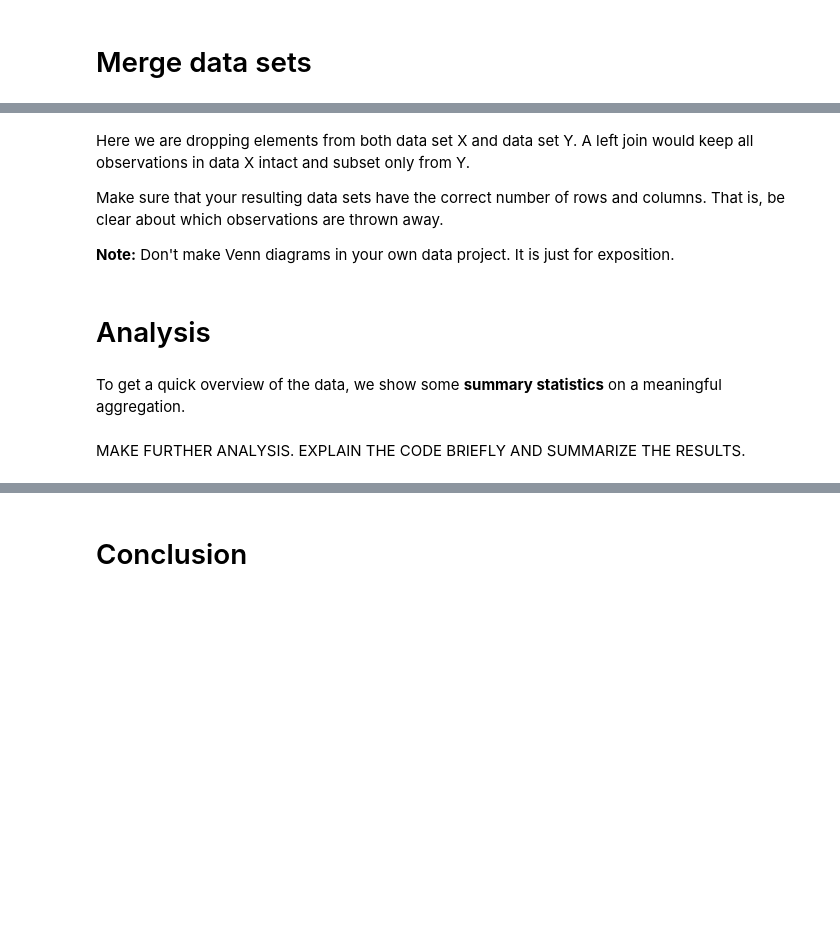
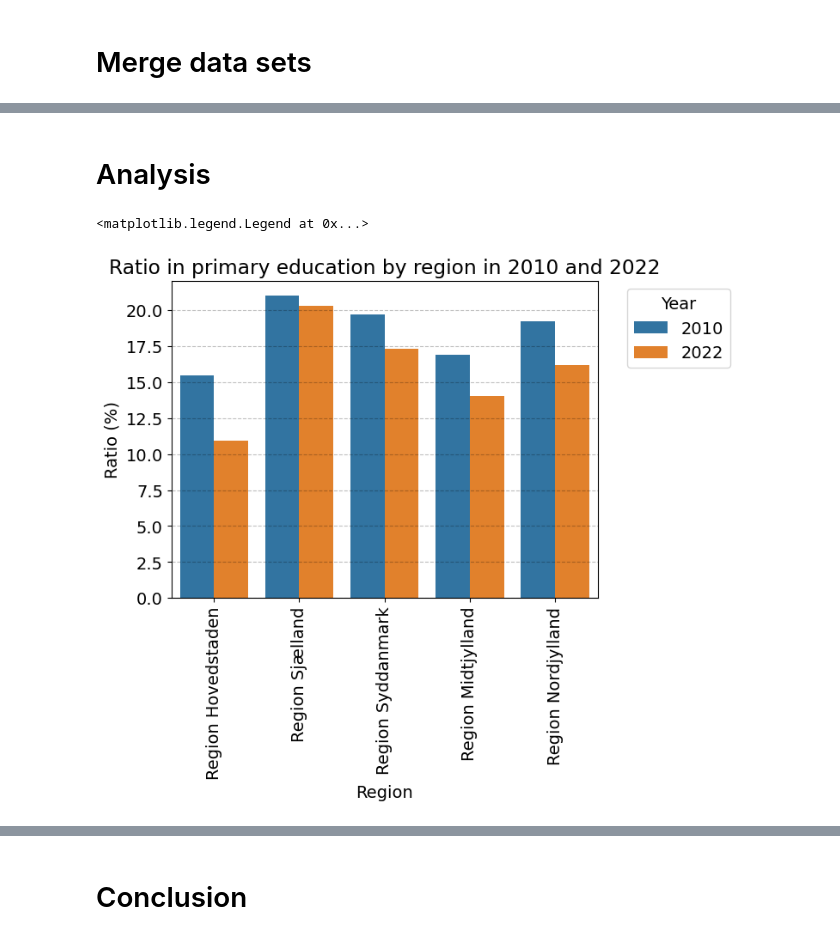
Before and after one commit to NumEconCopenhagen/projects-2023-iim, a Jupyter notebook: dataproject/dataproject.ipynb, the cells around one changed output, grey strips where cells are left out. Saved outputs shown, nothing was run; the diff lists cells and outputs as text; code cells hidden in the pictures; blank space fills up the shorter version.

```diff
--- a/dataproject/dataproject.ipynb
+++ b/dataproject/dataproject.ipynb
@@ -302,12 +211,22 @@ plt.legend(title='Education level', bbox_to_anchor=(1.05, 1), loc='upper left')
-# %% [markdown]
-Here we are dropping elements from both data set X and data set Y. A left join would keep all observations in data X intact and subset only from Y.
-
-Make sure that your resulting data sets have the correct number of rows and columns. That is, be clear about which observations are thrown away.
-
-**Note:** Don't make Venn diagrams in your own data project. It is just for exposition.
 # %% [markdown]
 # Analysis
-# %% [markdown]
-To get a quick overview of the data, we show some **summary statistics** on a meaningful aggregation.
-# %% [markdown]
-MAKE FURTHER ANALYSIS. EXPLAIN THE CODE BRIEFLY AND SUMMARIZE THE RESULTS.
+# %%
+# Filter to primary education in 2010 and 2022
+df_primary = df_merge[(df_merge['EDUCATION'] == 'Primary education') & (df_merge['TID'].isin([2010, 2022]))]
+
+# Create bar plot
+sns.barplot(data=df_primary, x='REGION', y='ratio', hue='TID')
+
+# Rotate x-axis labels
+plt.xticks(rotation=90)
+
+# Set axis labels and title
+plt.xlabel('Region')
+plt.ylabel('Ratio (%)')
+plt.title('Ratio in primary education by region in 2010 and 2022')
+
+# Add legend
+plt.legend(title='Year', bbox_to_anchor=(1.05, 1), loc='upper left')
+# %% [output]
+<matplotlib.legend.Legend at 0x...>
+[figure, added]
```
Also changed, not shown: parts of 9 cells of this notebook.
